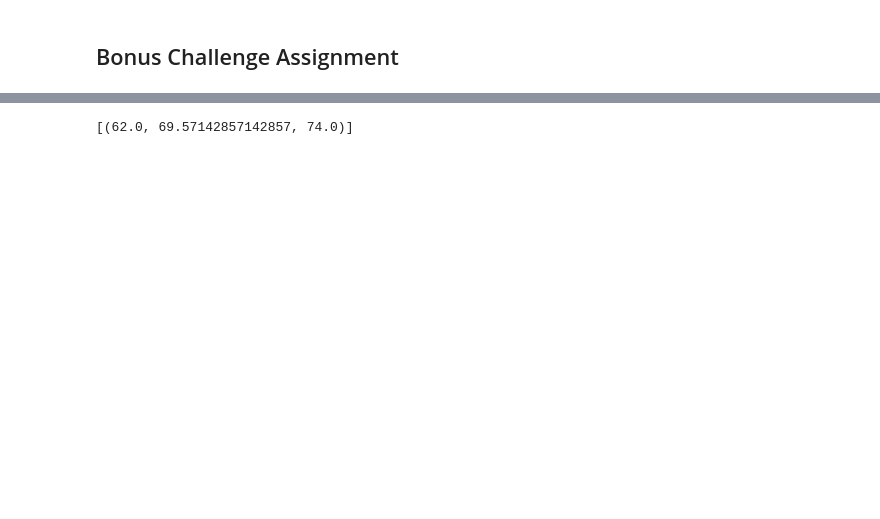
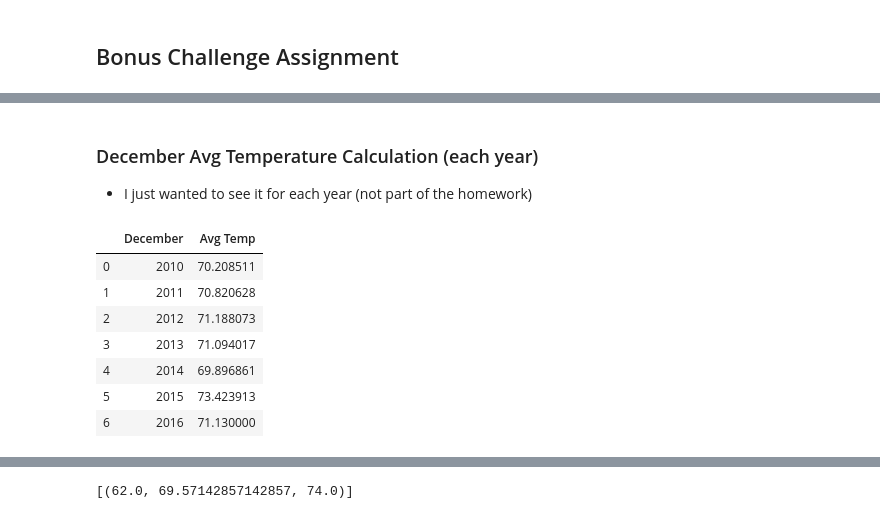
Before and after one commit to fereshtehaghaei/Climate-Analysis-SQLAlchemy, a Jupyter notebook: climate_starter.ipynb, the cells around one changed output, grey strips where cells are left out. Cells and saved outputs as stored; diff of their text form; code cells hidden in the pictures; blank space fills up the shorter version.

```diff
--- a/climate_starter.ipynb
+++ b/climate_starter.ipynb
@@ -410,0 +472,22 @@ plt.show()
+# %% [markdown]
+### December Avg Temperature Calculation (each year)
+
+   * I just wanted to see it for each year (not part of the homework)
+# %%
+december_year = session.query(func.strftime("%Y", Measurement.date), func.avg(Measurement.tobs)).\
+                   filter(func.strftime("%m", Measurement.date)=="12").\
+                   group_by(func.strftime("%Y", Measurement.date)).all()
+december_year
+
+december_year_df = pd.DataFrame(december_year, columns = ["December", "Avg Temp"])
+
+december_year_df.head(10)
+# %% [output]
+|  | December | Avg Temp |
+| 0 | 2010 | 70.208511 |
+| 1 | 2011 | 70.820628 |
+| 2 | 2012 | 71.188073 |
+| 3 | 2013 | 71.094017 |
+| 4 | 2014 | 69.896861 |
+| 5 | 2015 | 73.423913 |
+| 6 | 2016 | 71.130000 |
```
Also changed, not shown: parts of 27 cells of this notebook, 5 other files.
